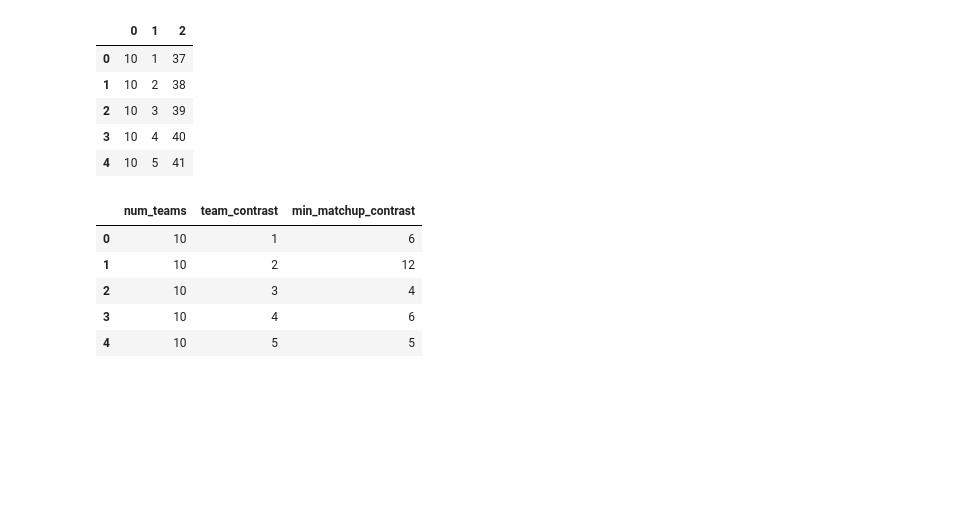
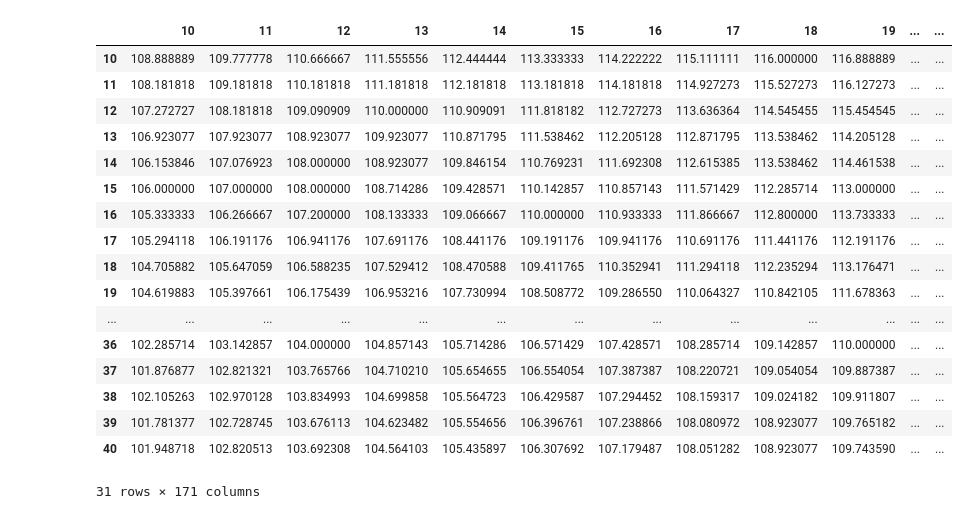
Before and after one commit to gregdorshimer/jersey-colors, a Jupyter notebook: jersey_colors.ipynb, the cells around one changed output. Saved outputs shown, nothing was run; the diff lists cells and outputs as text; code cells hidden in the pictures; blank space fills up the shorter version.

```diff
--- a/jersey_colors.ipynb
+++ b/jersey_colors.ipynb
@@ -14,58 +14,67 @@ import matplotlib.pyplot as plt
 # %%
 # First assignment method: even spacing, using provided contrast value
 
-leagues1_min = []
-leagues1_mean = []
+# Initialize dataframe with NaNs, of dimensions for num_teams and jersey contrast that I want to examine
+df_leagues1_min_graph = pd.DataFrame(0, index=range(10, 41), columns=range(10, 181))
+df_leagues1_mean_graph = pd.DataFrame(0.0, index=range(10, 41), columns=range(10, 181))
 
-# Examning league sizes of [10, 40] teams
-for i in range(10,41):
+# Examining league sizes of [10, 40] teams
+for i in range(10, 41):
     # Examining contrast values (between a team's two jerseys) of [1, 180] degrees
-    for j in range(1, 181):
+    for j in range(10, 181):
         league = jc.create_league_contrast_even_spacing(i, j)
         league_contrast = jc.league_contrast(league)
-        min = league_contrast['contrast'].min()
+        min = int(league_contrast['contrast'].min())
         mean = league_contrast['contrast'].mean()
-        leagues1_min.append((i, j, min))
-        leagues1_mean.append((i, j, mean))
+        df_leagues1_min_graph.at[i, j] = min
+        df_leagues1_mean_graph.at[i, j] = mean
 
-df_leagues1_min = pd.DataFrame(leagues1_min, columns=['num_teams', 'team_contrast', 'min_matchup_contrast'])
-df_leagues1_mean = pd.DataFrame(leagues1_mean, columns=['num_teams', 'team_contrast', 'mean_matchup_contrast'])
-df_leagues1_min.head()
+df_leagues1_min_graph = df_leagues1_min_graph.copy()
+df_leagues1_mean_graph = df_leagues1_mean_graph.copy()
+df_leagues1_min_graph.head(45)
+df_leagues1_mean_graph.head(45)
 # %% [output]
-|  | 0 | 1 | 2 |
-| 0 | 10 | 1 | 37 |
-| 1 | 10 | 2 | 38 |
-| 2 | 10 | 3 | 39 |
-| 3 | 10 | 4 | 40 |
-| 4 | 10 | 5 | 41 |
+|  | 10 | 11 | 12 | 13 | 14 | 15 | 16 | 17 | 18 | 19 | ... | ... |
+| 10 | 108.888889 | 109.777778 | 110.666667 | 111.555556 | 112.444444 | 113.333333 | 114.222222 | 115.111111 | 116.000000 | 116.888889 | ... | ... |
+| 11 | 108.181818 | 109.181818 | 110.181818 | 111.181818 | 112.181818 | 113.181818 | 114.181818 | 114.927273 | 115.527273 | 116.127273 | ... | ... |
+| 12 | 107.272727 | 108.181818 | 109.090909 | 110.000000 | 110.909091 | 111.818182 | 112.727273 | 113.636364 | 114.545455 | 115.454545 | ... | ... |
+| 13 | 106.923077 | 107.923077 | 108.923077 | 109.923077 | 110.871795 | 111.538462 | 112.205128 | 112.871795 | 113.538462 | 114.205128 | ... | ... |
+| 14 | 106.153846 | 107.076923 | 108.000000 | 108.923077 | 109.846154 | 110.769231 | 111.692308 | 112.615385 | 113.538462 | 114.461538 | ... | ... |
+| 15 | 106.000000 | 107.000000 | 108.000000 | 108.714286 | 109.428571 | 110.142857 | 110.857143 | 111.571429 | 112.285714 | 113.000000 | ... | ... |
+| 16 | 105.333333 | 106.266667 | 107.200000 | 108.133333 | 109.066667 | 110.000000 | 110.933333 | 111.866667 | 112.800000 | 113.733333 | ... | ... |
+| 17 | 105.294118 | 106.191176 | 106.941176 | 107.691176 | 108.441176 | 109.191176 | 109.941176 | 110.691176 | 111.441176 | 112.191176 | ... | ... |
+| 18 | 104.705882 | 105.647059 | 106.588235 | 107.529412 | 108.470588 | 109.411765 | 110.352941 | 111.294118 | 112.235294 | 113.176471 | ... | ... |
+| 19 | 104.619883 | 105.397661 | 106.175439 | 106.953216 | 107.730994 | 108.508772 | 109.286550 | 110.064327 | 110.842105 | 111.678363 | ... | ... |
+| ... | ... | ... | ... | ... | ... | ... | ... | ... | ... | ... | ... | ... |
+| 36 | 102.285714 | 103.142857 | 104.000000 | 104.857143 | 105.714286 | 106.571429 | 107.428571 | 108.285714 | 109.142857 | 110.000000 | ... | ... |
+| 37 | 101.876877 | 102.821321 | 103.765766 | 104.710210 | 105.654655 | 106.554054 | 107.387387 | 108.220721 | 109.054054 | 109.887387 | ... | ... |
+| 38 | 102.105263 | 102.970128 | 103.834993 | 104.699858 | 105.564723 | 106.429587 | 107.294452 | 108.159317 | 109.024182 | 109.911807 | ... | ... |
+| 39 | 101.781377 | 102.728745 | 103.676113 | 104.623482 | 105.554656 | 106.396761 | 107.238866 | 108.080972 | 108.923077 | 109.765182 | ... | ... |
+| 40 | 101.948718 | 102.820513 | 103.692308 | 104.564103 | 105.435897 | 106.307692 | 107.179487 | 108.051282 | 108.923077 | 109.743590 | ... | ... |
+31 rows × 171 columns
 # %%
 # Second assignment method: random spacing, using provided contrast value
 # Note that this method has variable performance due to randomness.
 
-leagues2_min = []
-leagues2_mean = []
+# Initialize dataframe with NaNs, of dimensions for num_teams and jersey contrast that I want to examine
+df_leagues2_min_graph = pd.DataFrame(0, index=range(10, 41),columns=range(10, 181))
+df_leagues2_mean_graph = pd.DataFrame(0.0, index=range(10, 41),columns=range(10, 181))
 
-# Examning league sizes of [10, 40] teams
+# Examining league sizes of [10, 40] teams
 for i in range(10,41):
     # Examining contrast values (between a team's two jerseys) of [1, 180] degrees
-    for j in range(1, 181):
+    for j in range(10, 181):
         league = jc.create_league_contrast_random_spacing(i, j)
         league_contrast = jc.league_contrast(league)
-        min = league_contrast['contrast'].min()
+        min = int(league_contrast['contrast'].min())
         mean = league_contrast['contrast'].mean()
-        leagues2_min.append((i, j, min))
-        leagues2_mean.append((i, j, mean))
+        df_leagues2_min_graph.at[i, j] = min
+        df_leagues2_mean_graph.at[i, j] = mean
 
-df_leagues2_min = pd.DataFrame(leagues2_min, columns=['num_teams', 'team_contrast', 'min_matchup_contrast'])
-df_leagues2_mean = pd.DataFrame(leagues2_mean, columns=['num_teams', 'team_contrast', 'mean_matchup_contrast'])
-df_leagues2_min.head()
+df_leagues2_min_graph = df_leagues2_min_graph.copy()
+df_leagues2_mean_graph = df_leagues2_mean_graph.copy()
+df_leagues2_min_graph.head(45)
+df_leagues2_mean_graph.head(45)
-# %% [output]
-|  | num_teams | team_contrast | min_matchup_contrast |
-| 0 | 10 | 1 | 6 |
-| 1 | 10 | 2 | 12 |
-| 2 | 10 | 3 | 4 |
-| 3 | 10 | 4 | 6 |
-| 4 | 10 | 5 | 5 |
 # %%
 # Third assignment method: random spacing, random contrast#
 # Note that this method has variable performance due to randomness.
```
Also changed, not shown: parts of 10 cells of this notebook, 1 other file.
